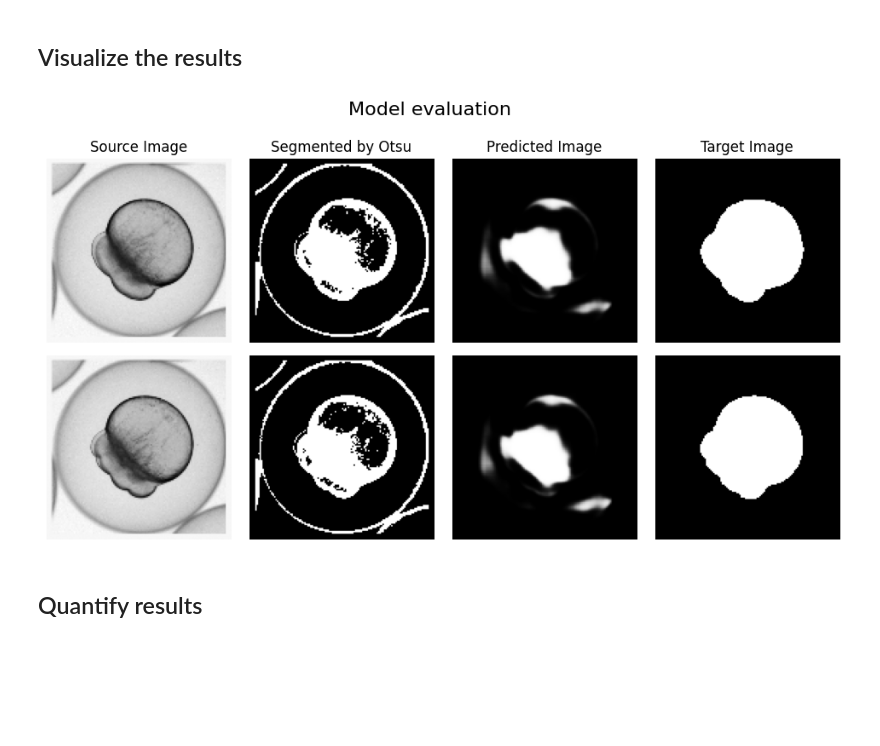
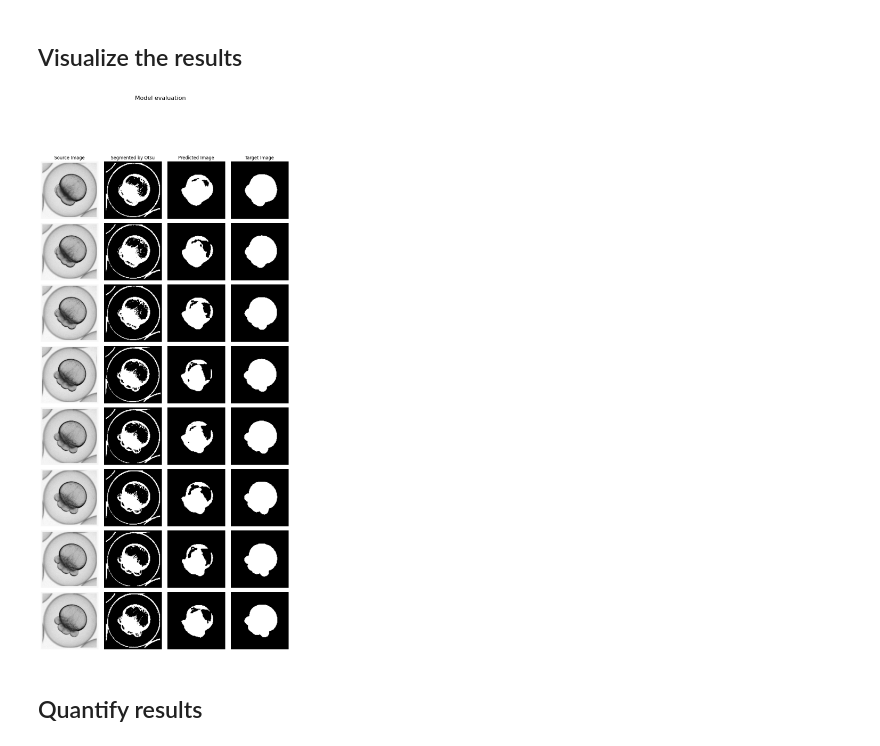
Before and after one commit to ciencialatitud0/EPIC_5, a Jupyter notebook: Tutorials/challenges/ArtificialIntelligence_and_BioimageAnalysis/ImageSegmentation_challenge.ipynb, the cells around one changed output. Cells and saved outputs as stored; diff of their text form; code cells hidden in the pictures; blank space fills up the shorter version.

```diff
--- a/Tutorials/challenges/ArtificialIntelligence_and_BioimageAnalysis/ImageSegmentation_challenge.ipynb
+++ b/Tutorials/challenges/ArtificialIntelligence_and_BioimageAnalysis/ImageSegmentation_challenge.ipynb
@@ -156,7 +156,10 @@ class AlbumentationsTransform:
                 Resize(image_size[0], image_size[1]),
                 HorizontalFlip(p=0.5),
                 VerticalFlip(p=0.5),
-                #Rotate(limit=180, p=0.5),  #rotation
+                Rotate(limit=10, p=0.5),  #rotation
+                RandomBrightnessContrast(p=0.75),
+                GaussianBlur(p=0.2),
+                ElasticTransform(p=0.2),
                 #Normalize(mean=(0.0,), std=(1.0,)),  # normalize to [0,1]
                 ToTensorV2()
             ])
@@ -439,45 +553,46 @@ def thershold_by_Otsu(img):
   return mask
 # %%
 # Model evaluation
-NimagesToShow = 2
+NimagesToShow = 8
 fig, axes = plt.subplots(nrows=NimagesToShow, ncols=4, figsize=(12, 3*NimagesToShow))
 fig.suptitle("Model evaluation", fontsize=16)
 fig.subplots_adjust(wspace=0.1, hspace=0) # Adjust the spacing between subplots
+
 
 model.eval()
 with torch.no_grad():
     data_iter = iter(test_loader)
     noisy_images, masks = next(data_iter)  # get N pairs of images, N = batch size
 
     noisy_images = noisy_images.cuda()
     outputs = model(noisy_images)
 
     noisy_images = noisy_images.cpu()  # Move back to CPU
     outputs = outputs.cpu()            # Move outputs to CPU
 
 
     # Plot fewer image pairs than the batch size
     if NimagesToShow > noisy_images.shape[0]:
         NimagesToShow = noisy_images.shape[0]
 
     for i in range(NimagesToShow):
         axes[i, 0].imshow(np.squeeze(noisy_images[i]),cmap='gray')
         axes[i, 0].axis('off')
         axes[i, 1].imshow(thershold_by_Otsu((noisy_images[i]).cpu().numpy().squeeze()),cmap='gray')
         axes[i, 1].axis('off')
-        axes[i, 2].imshow(np.squeeze(outputs[i]),cmap='gray')
+        axes[i, 2].imshow(np.squeeze(outputs[i]>0.5),cmap='gray')
         axes[i, 2].axis('off')
         axes[i, 3].imshow(np.squeeze(masks[i]),cmap='gray')
         axes[i, 3].axis('off')
         if i == 0:
             axes[i, 0].set_title('Source Image', fontsize=12)
             axes[i, 1].set_title('Segmented by Otsu', fontsize=12)
             axes[i, 2].set_title('Predicted Image', fontsize=12)
             axes[i, 3].set_title('Target Image', fontsize=12)
 
 plt.show()
 # %% [output]
-[figure, old version]
+[figure, new version]
 # %% [markdown]
 ## Quantify results
 # %%
```
Also changed, not shown: parts of 5 cells of this notebook.
